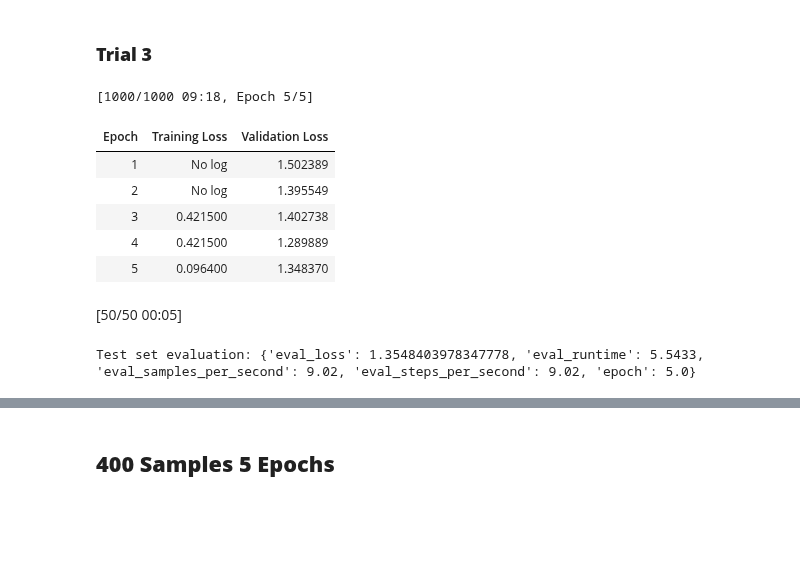
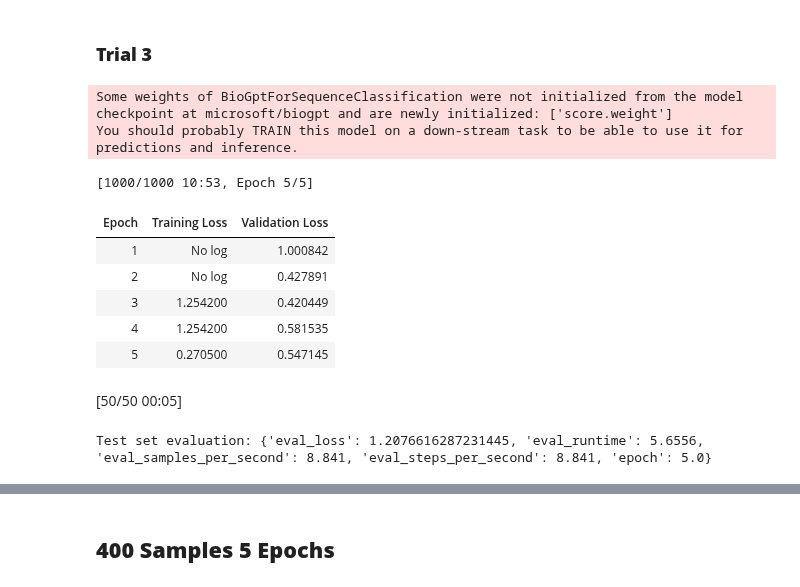
Before and after one commit to almond5/CAP5510_Datasets, a Jupyter notebook: qna_method/qna_biogpt.ipynb, the cells around one changed output, grey strips where cells are left out. Drawn from its saved outputs; the diff is of its cells as text; code cells hidden in the pictures; blank space fills up the shorter version.

```diff
--- a/qna_method/qna_biogpt.ipynb
+++ b/qna_method/qna_biogpt.ipynb
@@ -245,7 +256,7 @@ num_correct = 0
 
 for example in test_dataset:
     question = example['question']
-    context = example['context'][0]['contexts']
+    context = example['context']
     true_answer = example['final_decision']
     predicted_answer = predict_answer(question, context)
 
@@ -266,7 +295,7 @@ print(f"Accuracy: {num_correct / len(test_dataset)}")
 # %%
 # Preprocess the dataset
 def preprocess_function(examples):
-    inputs = [f"Context: {context['contexts'] if 'contexts' in context else context} Question: {question}" for question, context in zip(examples['question'], examples['context'])]
+    inputs = [f"Context: {context} Question: {question}" for question, context in zip(examples['question'], examples['context'])]
     targets = examples['final_decision']
 
     # Expanded label mapping to handle additional cases
@@ -290,11 +319,13 @@ train_dataset, val_dataset, test_dataset = torch.utils.data.random_split(
     tokenized_ds, [train_size, val_size, test_size]
 )
 
+model = BioGptForSequenceClassification.from_pretrained("microsoft/biogpt", num_labels=3)
+
 # Define training arguments
 training_args = TrainingArguments(
     output_dir="./results",
     evaluation_strategy="epoch",
-    learning_rate=5e-5,
+    learning_rate=5e-6,
     num_train_epochs=5,
     per_device_train_batch_size=1,
     per_device_eval_batch_size=1,
@@ -337,7 +380,7 @@ num_correct = 0
 
 for example in test_dataset:
     question = example['question']
-    context = example['context'][0]['contexts']
+    context = example['context']
     true_answer = example['final_decision']
     predicted_answer = predict_answer(question, context)
 
@@ -360,7 +421,7 @@ print(f"Accuracy: {num_correct / len(test_dataset)}")
 # %%
 # Preprocess the dataset
 def preprocess_function(examples):
-    inputs = [f"Context: {context['contexts'] if 'contexts' in context else context} Question: {question}" for question, context in zip(examples['question'], examples['context'])]
+    inputs = [f"Context: {context} Question: {question}" for question, context in zip(examples['question'], examples['context'])]
     targets = examples['final_decision']
 
     # Expanded label mapping to handle additional cases
@@ -384,11 +445,13 @@ train_dataset, val_dataset, test_dataset = torch.utils.data.random_split(
     tokenized_ds, [train_size, val_size, test_size]
 )
 
+model = BioGptForSequenceClassification.from_pretrained("microsoft/biogpt", num_labels=3)
+
 # Define training arguments
 training_args = TrainingArguments(
     output_dir="./results",
     evaluation_strategy="epoch",
-    learning_rate=2e-6,
+    learning_rate=5e-6,
     num_train_epochs=5,
     per_device_train_batch_size=1,
     per_device_eval_batch_size=1,
@@ -637,42 +693,46 @@ train_dataset, val_dataset, test_dataset = torch.utils.data.random_split(
     tokenized_ds, [train_size, val_size, test_size]
 )
 
+model = BioGptForSequenceClassification.from_pretrained("microsoft/biogpt", num_labels=3)
+
 # Define training arguments
 training_args = TrainingArguments(
     output_dir="./results",
     evaluation_strategy="epoch",
-    learning_rate=2e-6,
+    learning_rate=5e-6,
     num_train_epochs=5,
     per_device_train_batch_size=1,
     per_device_eval_batch_size=1,
     weight_decay=0.01,
 )
 
 # Initialize the Trainer
 trainer = Trainer(
     model=model,
     args=training_args,
     train_dataset=train_dataset,
     eval_dataset=val_dataset,
     tokenizer=tokenizer,
 )
 
 # Train the model
 trainer.train()
 
 # Evaluate the model
 metrics = trainer.evaluate(eval_dataset=test_dataset)
 print("Test set evaluation:", metrics)
 # %% [output]
-[1000/1000 09:18, Epoch 5/5]
+Some weights of BioGptForSequenceClassification were not initialized from the model checkpoint at microsoft/biogpt and are newly initialized: ['score.weight']
+You should probably TRAIN this model on a down-stream task to be able to use it for predictions and inference.
+[1000/1000 10:53, Epoch 5/5]
 | Epoch | Training Loss | Validation Loss |
-| 1 | No log | 1.502389 |
-| 2 | No log | 1.395549 |
-| 3 | 0.421500 | 1.402738 |
-| 4 | 0.421500 | 1.289889 |
-| 5 | 0.096400 | 1.348370 |
+| 1 | No log | 1.000842 |
+| 2 | No log | 0.427891 |
+| 3 | 1.254200 | 0.420449 |
+| 4 | 1.254200 | 0.581535 |
+| 5 | 0.270500 | 0.547145 |
 [50/50 00:05]
-Test set evaluation: {'eval_loss': 1.3548403978347778, 'eval_runtime': 5.5433, 'eval_samples_per_second': 9.02, 'eval_steps_per_second': 9.02, 'epoch': 5.0}
+Test set evaluation: {'eval_loss': 1.2076616287231445, 'eval_runtime': 5.6556, 'eval_samples_per_second': 8.841, 'eval_steps_per_second': 8.841, 'epoch': 5.0}
 # %%
 # Define the function to predict using the trained model
 def predict_answer(question, context):
```
Also changed, not shown: parts of 18 cells of this notebook.
